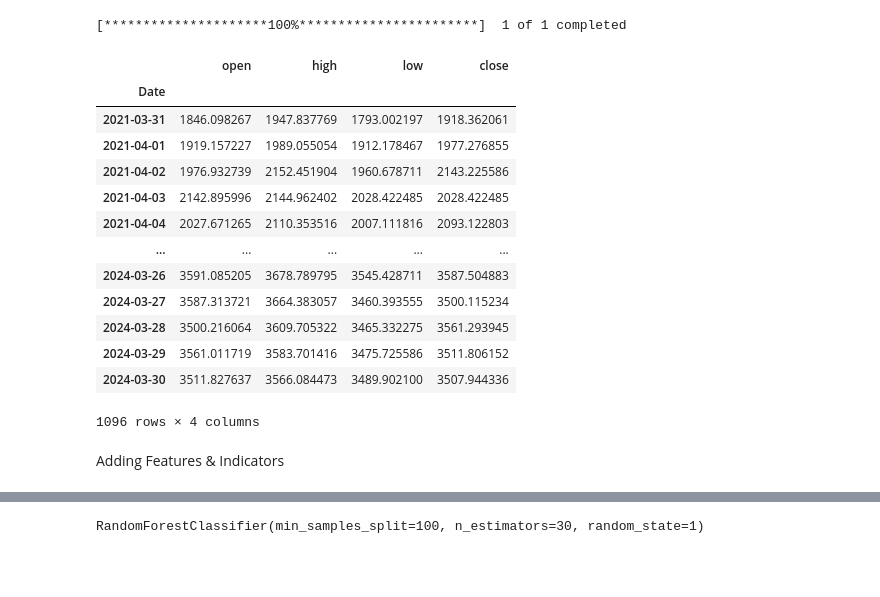
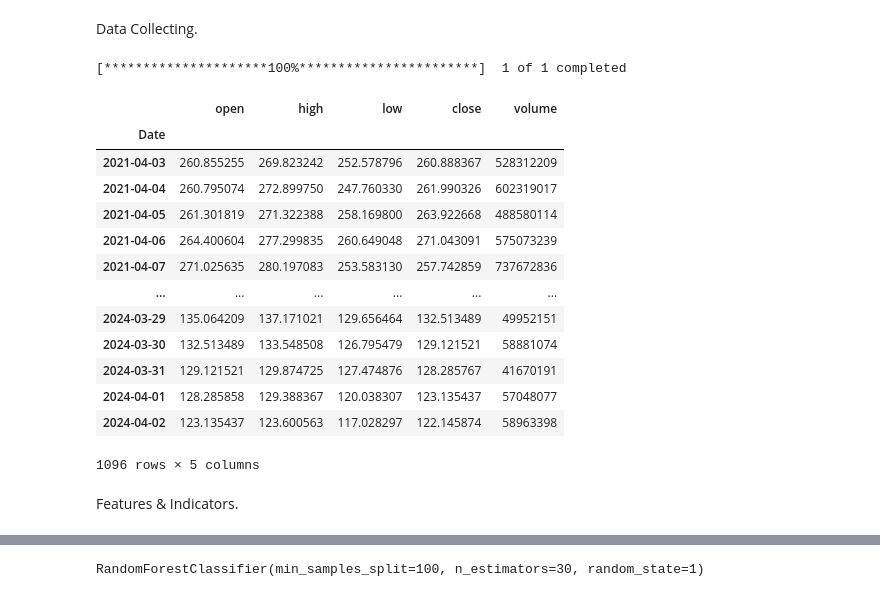
Before and after one commit to HoussamZak/randomforest_crypto_prediction, a Jupyter notebook: crypto_predictor.ipynb, the cells around one changed output, grey strips where cells are left out. Cells and saved outputs as stored; diff of their text form; code cells hidden in the pictures; blank space fills up the shorter version.

```diff
--- a/crypto_predictor.ipynb
+++ b/crypto_predictor.ipynb
@@ -31,39 +17,39 @@ from technical_features_indicators import kama_mkt_regime
 from datetime import datetime
 from datetime import date
 from dateutil.relativedelta import relativedelta
+# %% [markdown]
+Data Collecting.
 # %%
-ticker = ['ETH-USD']
+ticker = ['XMR-USD']
 
 #-- Collecting 3 years
 start_date = date.today() + relativedelta(months = - 36)
 end_date = date.today()
 
 #-- 1D ohlcv data collection
 df_asset = yf.download(ticker, start_date, end_date, interval = '1D')
 
 #-- Dropping irrelevant columns
-df_asset.drop(columns=['Volume', 'Adj Close'], axis = 1, inplace=True)
+df_asset.drop(columns=['Adj Close'], axis = 1, inplace=True)
 
 #-- Converting all column names to lowercase
 df_asset.columns = [x.lower() for x in df_asset.columns ]
 
 #-- Previewing
 df_asset
 # %% [output]
 [*********************100%***********************]  1 of 1 completed
-|  | open | high | low | close |
-| Date |  |  |  |  |
-| 2021-03-31 | 1846.098267 | 1947.837769 | 1793.002197 | 1918.362061 |
-| 2021-04-01 | 1919.157227 | 1989.055054 | 1912.178467 | 1977.276855 |
-| 2021-04-02 | 1976.932739 | 2152.451904 | 1960.678711 | 2143.225586 |
-| 2021-04-03 | 2142.895996 | 2144.962402 | 2028.422485 | 2028.422485 |
-| 2021-04-04 | 2027.671265 | 2110.353516 | 2007.111816 | 2093.122803 |
-| ... | ... | ... | ... | ... |
-| 2024-03-26 | 3591.085205 | 3678.789795 | 3545.428711 | 3587.504883 |
-| 2024-03-27 | 3587.313721 | 3664.383057 | 3460.393555 | 3500.115234 |
-| 2024-03-28 | 3500.216064 | 3609.705322 | 3465.332275 | 3561.293945 |
-| 2024-03-29 | 3561.011719 | 3583.701416 | 3475.725586 | 3511.806152 |
-| 2024-03-30 | 3511.827637 | 3566.084473 | 3489.902100 | 3507.944336 |
+|  | open | high | low | close | volume |
+| Date |  |  |  |  |  |
+| 2021-04-03 | 260.855255 | 269.823242 | 252.578796 | 260.888367 | 528312209 |
+| 2021-04-04 | 260.795074 | 272.899750 | 247.760330 | 261.990326 | 602319017 |
+| 2021-04-05 | 261.301819 | 271.322388 | 258.169800 | 263.922668 | 488580114 |
+| 2021-04-06 | 264.400604 | 277.299835 | 260.649048 | 271.043091 | 575073239 |
+| 2021-04-07 | 271.025635 | 280.197083 | 253.583130 | 257.742859 | 737672836 |
+| ... | ... | ... | ... | ... | ... |
+| 2024-03-29 | 135.064209 | 137.171021 | 129.656464 | 132.513489 | 49952151 |
+| 2024-03-30 | 132.513489 | 133.548508 | 126.795479 | 129.121521 | 58881074 |
+| 2024-03-31 | 129.121521 | 129.874725 | 127.474876 | 128.285767 | 41670191 |
+| 2024-04-01 | 128.285858 | 129.388367 | 120.038307 | 123.135437 | 57048077 |
+| 2024-04-02 | 123.135437 | 123.600563 | 117.028297 | 122.145874 | 58963398 |
-1096 rows × 4 columns
+1096 rows × 5 columns
-# %% [markdown]
-Adding Features & Indicators
@@ -75,0 +56,2 @@ df_asset = kaufman_ad_movavg(df_asset, 'close', 5)
+# %% [markdown]
+Features & Indicators.
```
Also changed, not shown: parts of 21 cells of this notebook.
